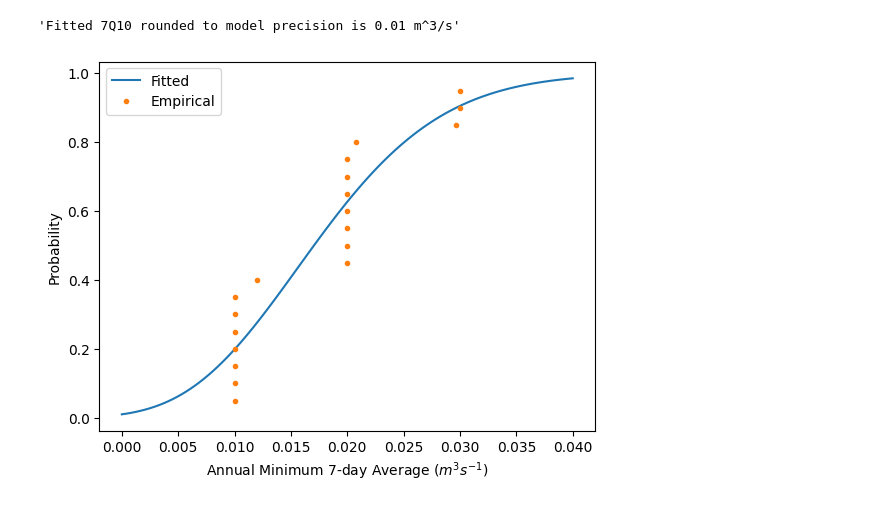
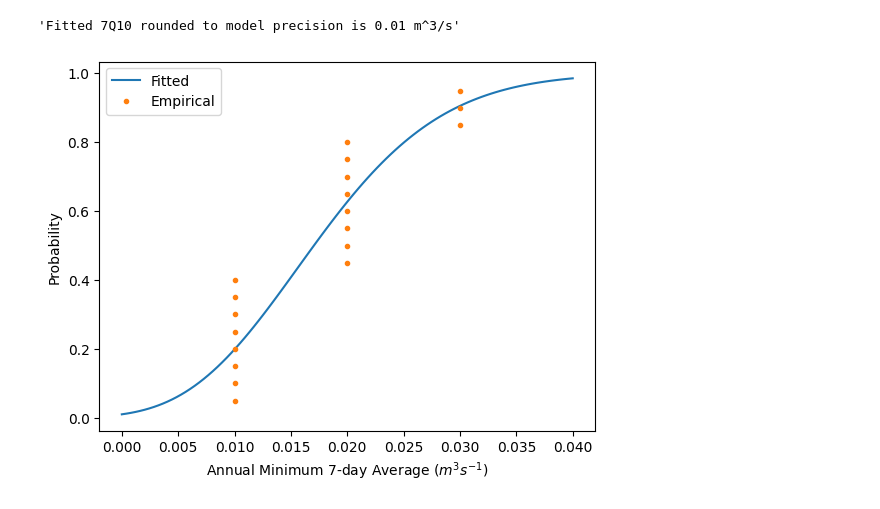
Before and after one commit to jarq6c/little_hope, a Jupyter notebook: examples/example_7Q10.ipynb, the cells around one changed output. Cells and saved outputs as stored; diff of their text form; code cells hidden in the pictures.

Commit message:
round empirical values to model precision

```diff
--- a/examples/example_7Q10.ipynb
+++ b/examples/example_7Q10.ipynb
@@ -89,17 +89,17 @@ f"Fitted 7Q10 rounded to model precision is {fitted_7Q10:.2f} m^3/s"
 # %%
 # Plot fit
 x = np.linspace(streamflow_yearly_min.min(), streamflow_yearly_min.max(), 100)
 y = pearson3.cdf(x, *pearson_params)
 y_emp = np.linspace(0.05, 0.95, 19)
-x_emp = streamflow_yearly_min.quantile(y_emp)
+x_emp = np.round(streamflow_yearly_min.quantile(y_emp), 2)
 plt.plot(x, y, label="Fitted")
 plt.plot(x_emp, y_emp, ".", label="Empirical")
 plt.xlabel("Annual Minimum 7-day Average ($m^3 s^{-1}$)")
 plt.ylabel("Probability")
 plt.legend()
 plt.show()
 # %% [output]
-[figure, old version]
+[figure, new version]
 # %%
 # Notice in the plot above that the fitted distribution is a lot smoother
 # This is because the model output has fixed precision (0.01 m^3/s)
```
